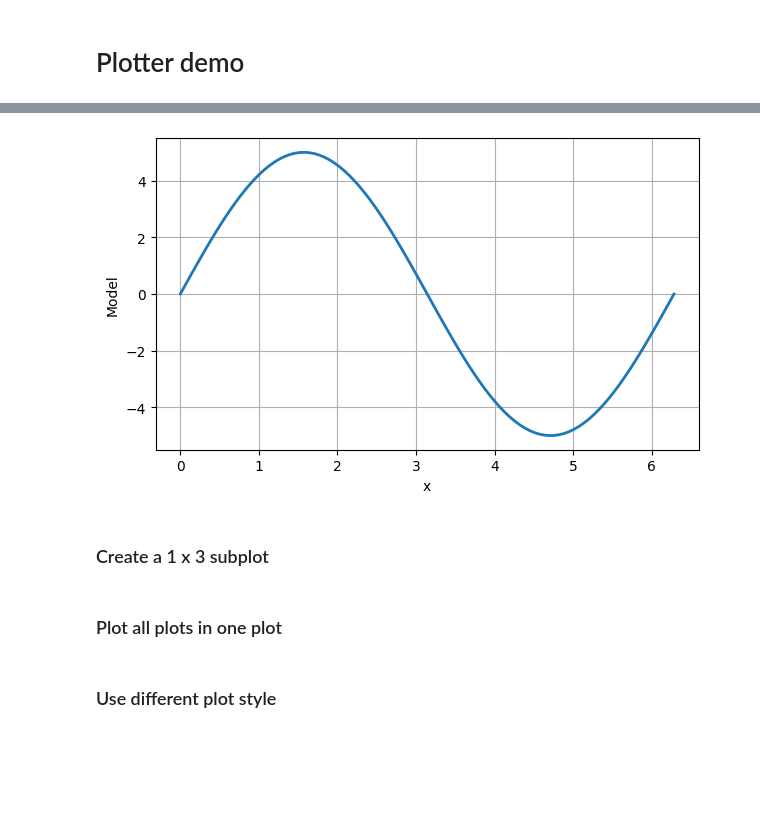
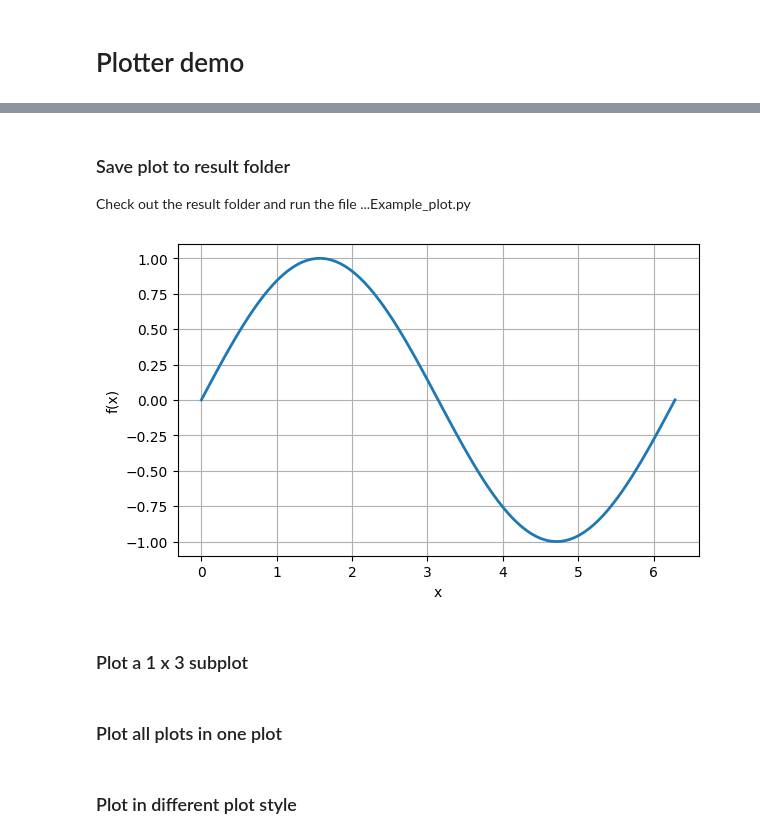
Before and after one commit to JS273/sky, a Jupyter notebook: run/public/demo_plotter.ipynb, the cells around one changed output, grey strips where cells are left out. Cells and saved outputs as stored; diff of their text form; code cells hidden in the pictures; blank space fills up the shorter version.

```diff
--- a/run/public/demo_plotter.ipynb
+++ b/run/public/demo_plotter.ipynb
@@ -3,24 +19,28 @@
+# %% [markdown]
+### Save plot to result folder
+
+Check out the result folder and run the file ...Example_plot.py
 # %%
 from sky.plots.plotlib import *
 from sky.utils.filemanager import *
 
 # Setup
-tag = "Example plot"
+tag = "Example_plot"
 result_folder = create_result_folder(tag = tag, max_res_folders = 7, max_daily_folders= 7)
 
 # Create plot object
-T = 2*np.pi
+# Plot
 x = np.linspace(0.0, 2*np.pi, 100)
-y = 5.0 * np.sin(2 * np.pi * 1/T * x)
-plt1 = LinePlot(x,y, x_label = "x", y_label = "Model")
+y = np.sin(x)
+plt1 = LinePlot(x,y)
 
 # Create plotter
-plotter = Plotter(save_path = result_folder, open_saved_plot=True)
-_ = plotter.plot(plt1, filename = f'{tag}_plot1')
+plotter = Plotter(save_path = result_folder, open_saved_plot=False)
+_ = plotter.plot(plt1, filename = f'{tag}')
 # %% [output]
-[figure, old version]
+[figure, new version]
 # %% [markdown]
-### Create a 1 x 3 subplot
+### Plot a 1 x 3 subplot
 # %%
 # Create 2 addiational plot objects
 
@@ -41,7 +61,7 @@ _ = plotter.plot(plt1,plt2,plt3, filename = f'{tag}_plot1')
 # %%
 _ = plotter.plot([plt1,plt2,plt3], filename = f'{tag}_plot1')
 # %% [markdown]
-### Use different plot style
+### Plot in different plot style
 # %%
 paper_plotter = Plotter(save_path = result_folder, open_saved_plot=False, stylesheet= "src\sky\plots\mpl_stylesheets\paper.mplstyle")
 
```
Also changed, not shown: parts of 4 cells of this notebook, 1 other file.
